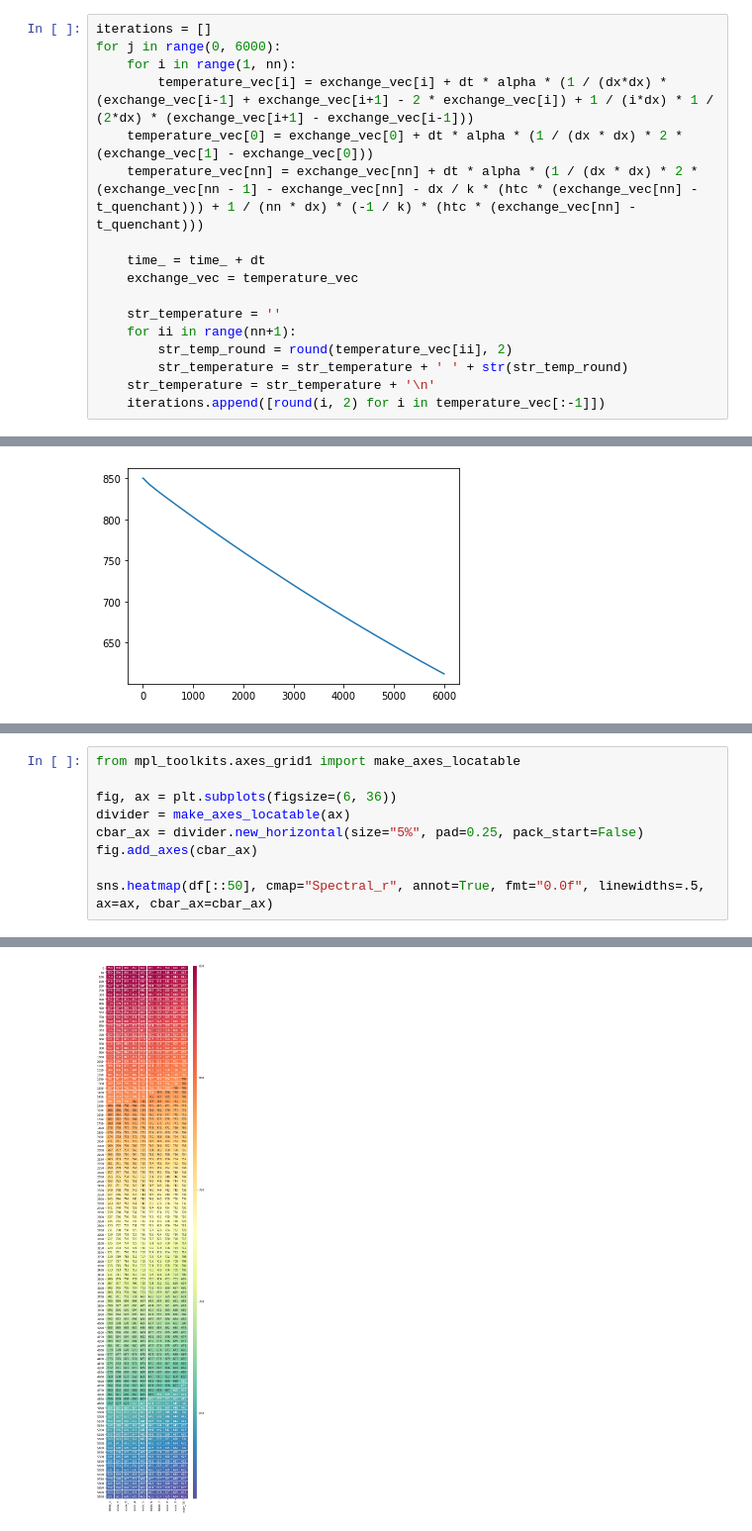
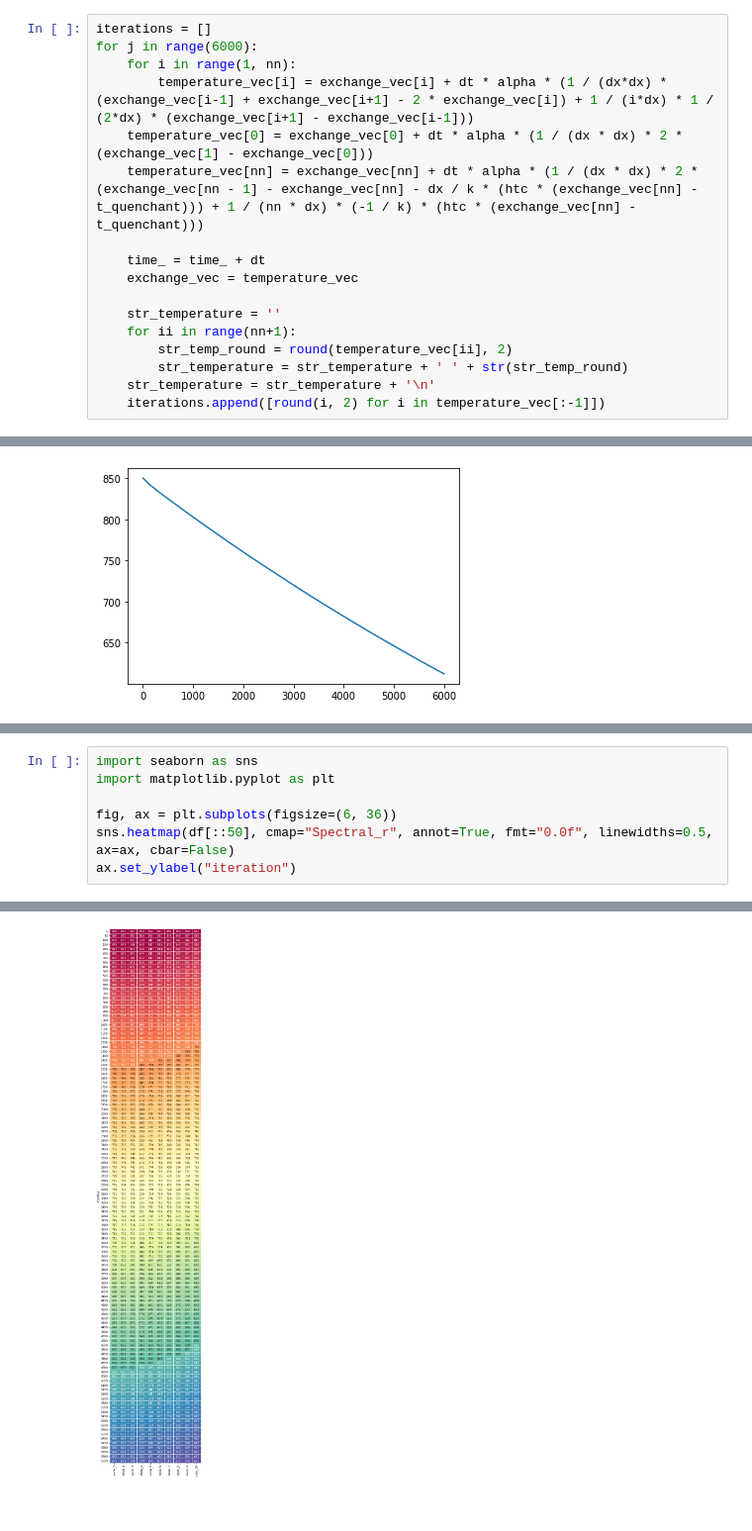
Before and after one commit to Steel-Heat-Treatment-Handbook/1D-HT-model, a Jupyter notebook: 1dht_demo.ipynb, the cells around one changed output, grey strips where cells are left out. Shown at 99% size. Drawn from its saved outputs; the diff is of its cells as text.

Commit message:
Remove cbar to simplify plotting

```diff
--- a/1dht_demo.ipynb
+++ b/1dht_demo.ipynb
@@ -72,23 +72,23 @@ exchange_vec = np.arange(nn + 1, dtype=float)
 # Initialization of start temperature
 temperature_vec.fill(t_start)
 exchange_vec.fill(t_start)
-# %%
-iterations = []
-for j in range(0, 6000):
-    for i in range(1, nn):
-        temperature_vec[i] = exchange_vec[i] + dt * alpha * (1 / (dx*dx) * (exchange_vec[i-1] + exchange_vec[i+1] - 2 * exchange_vec[i]) + 1 / (i*dx) * 1 / (2*dx) * (exchange_vec[i+1] - exchange_vec[i-1]))
-    temperature_vec[0] = exchange_vec[0] + dt * alpha * (1 / (dx * dx) * 2 * (exchange_vec[1] - exchange_vec[0]))
-    temperature_vec[nn] = exchange_vec[nn] + dt * alpha * (1 / (dx * dx) * 2 * (exchange_vec[nn - 1] - exchange_vec[nn] - dx / k * (htc * (exchange_vec[nn] - t_quenchant))) + 1 / (nn * dx) * (-1 / k) * (htc * (exchange_vec[nn] - t_quenchant)))
-
-    time_ = time_ + dt
-    exchange_vec = temperature_vec
-
-    str_temperature = ''
-    for ii in range(nn+1):
-        str_temp_round = round(temperature_vec[ii], 2)
-        str_temperature = str_temperature + ' ' + str(str_temp_round)
-    str_temperature = str_temperature + '\n'
-    iterations.append([round(i, 2) for i in temperature_vec[:-1]])
+# %%
+iterations = []
+for j in range(6000):
+    for i in range(1, nn):
+        temperature_vec[i] = exchange_vec[i] + dt * alpha * (1 / (dx*dx) * (exchange_vec[i-1] + exchange_vec[i+1] - 2 * exchange_vec[i]) + 1 / (i*dx) * 1 / (2*dx) * (exchange_vec[i+1] - exchange_vec[i-1]))
+    temperature_vec[0] = exchange_vec[0] + dt * alpha * (1 / (dx * dx) * 2 * (exchange_vec[1] - exchange_vec[0]))
+    temperature_vec[nn] = exchange_vec[nn] + dt * alpha * (1 / (dx * dx) * 2 * (exchange_vec[nn - 1] - exchange_vec[nn] - dx / k * (htc * (exchange_vec[nn] - t_quenchant))) + 1 / (nn * dx) * (-1 / k) * (htc * (exchange_vec[nn] - t_quenchant)))
+
+    time_ = time_ + dt
+    exchange_vec = temperature_vec
+
+    str_temperature = ''
+    for ii in range(nn+1):
+        str_temp_round = round(temperature_vec[ii], 2)
+        str_temperature = str_temperature + ' ' + str(str_temp_round)
+    str_temperature = str_temperature + '\n'
+    iterations.append([round(i, 2) for i in temperature_vec[:-1]])
 # %% [markdown]
 The results of the iterations are collected in the `iterations` list. Convert it to a Pandas DataFrame.
 # %%
@@ -131,10 +128,8 @@ Plot every 50th iteration (to reduce the drawing time) as a heatmap.
 # %%
-from mpl_toolkits.axes_grid1 import make_axes_locatable
+import seaborn as sns
+import matplotlib.pyplot as plt
 
 fig, ax = plt.subplots(figsize=(6, 36))
-divider = make_axes_locatable(ax)
-cbar_ax = divider.new_horizontal(size="5%", pad=0.25, pack_start=False)
-fig.add_axes(cbar_ax)
-
-sns.heatmap(df[::50], cmap="Spectral_r", annot=True, fmt="0.0f", linewidths=.5, ax=ax, cbar_ax=cbar_ax)
+sns.heatmap(df[::50], cmap="Spectral_r", annot=True, fmt="0.0f", linewidths=0.5, ax=ax, cbar=False)
+ax.set_ylabel("iteration")
 # %% [output]
@@ -142 +137 @@ sns.heatmap(df[::50], cmap="Spectral_r", annot=True, fmt="0.0f", linewidths=.5,
-[figure, old version]
+[figure, new version]
```
Also changed, not shown: parts of 5 cells of this notebook.
